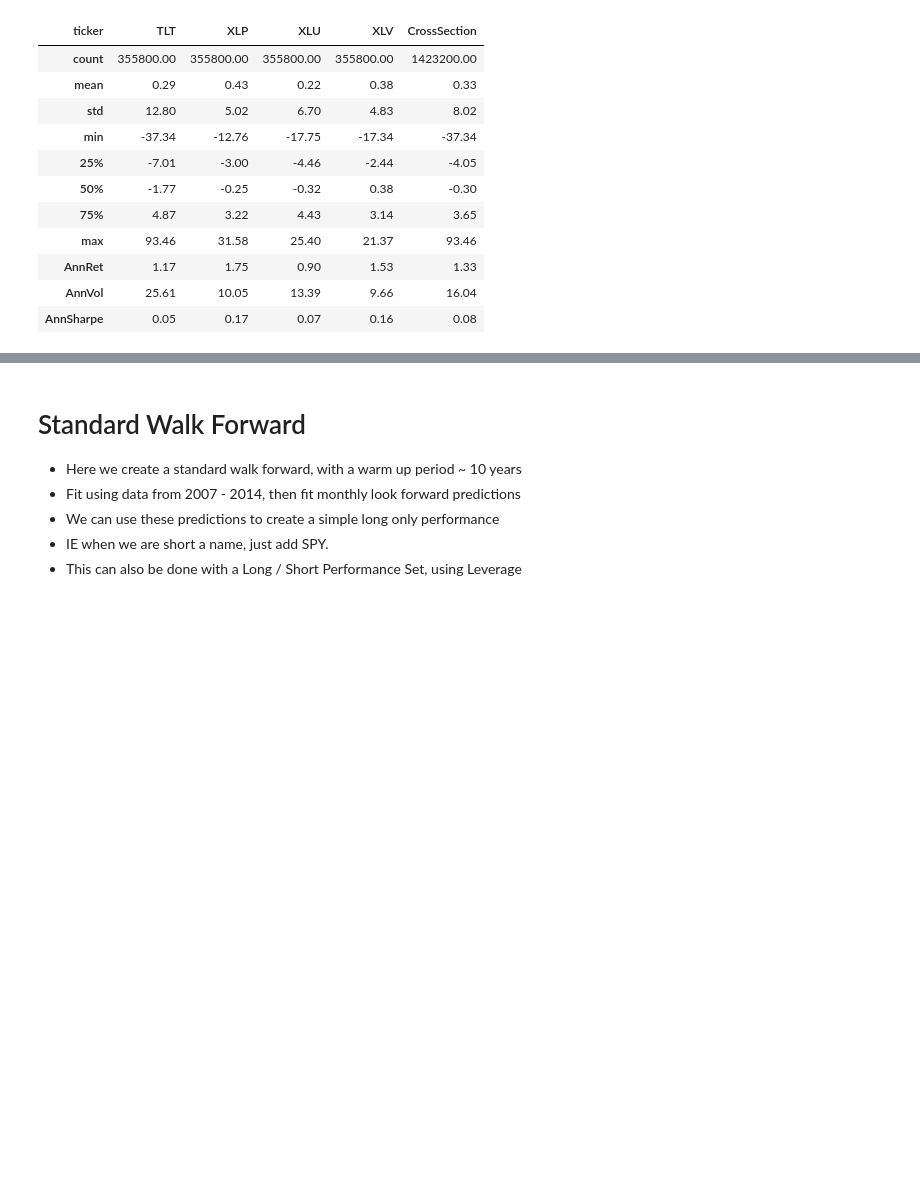
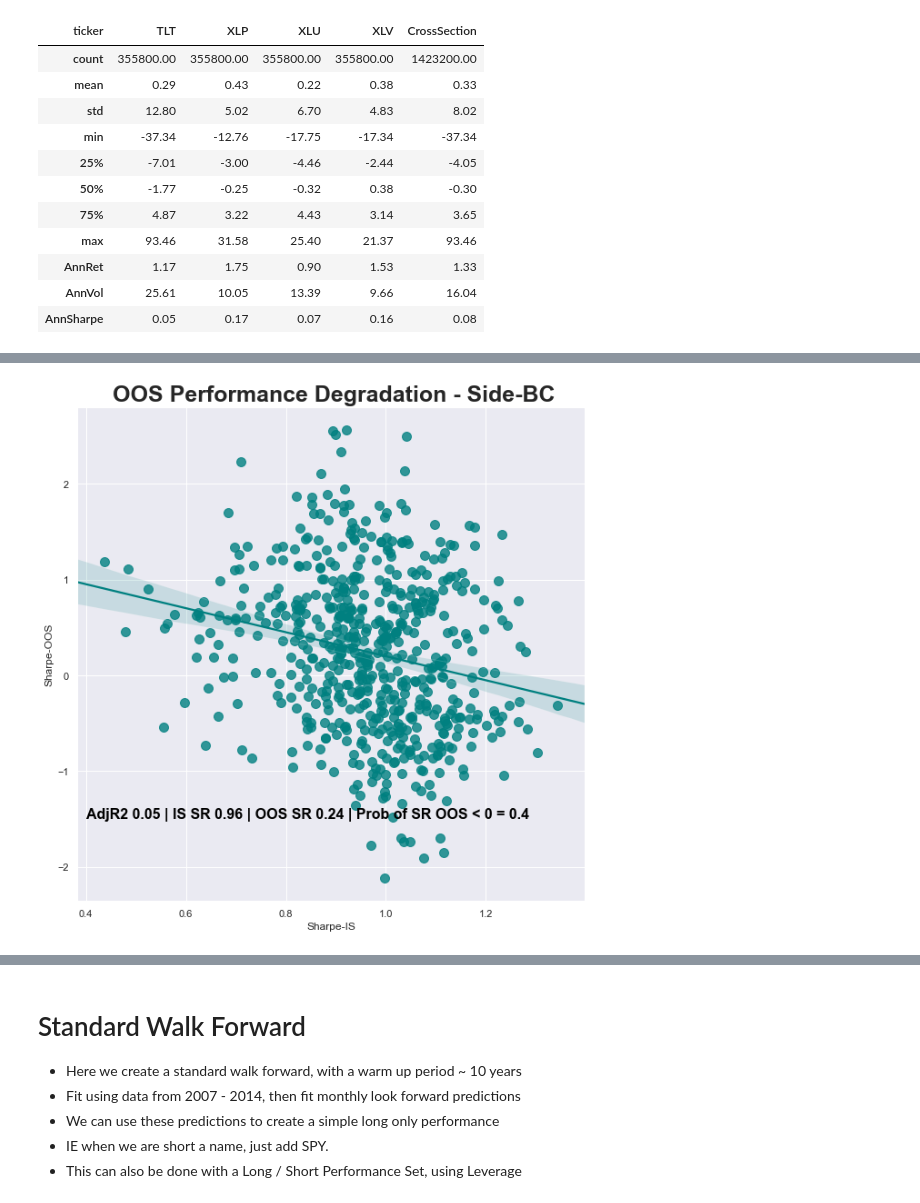
Before and after one commit to rherena/TSRV, a Jupyter notebook: ModelFit_s2.ipynb, the cells around one changed output, grey strips where cells are left out. Cells and saved outputs as stored; diff of their text form; code cells hidden in the pictures; blank space fills up the shorter version.

```diff
--- a/ModelFit_s2.ipynb
+++ b/ModelFit_s2.ipynb
@@ -782,30 +809,33 @@ ax.set_title(" OOS Performance Degradation - "+ModelType, weight='bold', size =
 # %%
 ModelType = 'Side-BC'
-
+sns.set(rc={'figure.figsize':(10,10)})
 ts = trial_stats[~trial_stats.isnull().any(axis=1)]
 full_SR_OOS = ts[ts['ModelType'] == ModelType]['Sharpe-OOS'].mean()
 full_SR_IS = ts[ts['ModelType'] == ModelType]['Sharpe-IS'].mean()
 full_prob0 = np.sum(ts[ts['ModelType'] == ModelType]['Sharpe-OOS'] < 0)/ts[ts['ModelType'] == ModelType]['Sharpe-OOS'].shape[0]
 ols_m = sm.OLS(ts[ts['ModelType'] == ModelType]['Sharpe-OOS'],
                sm.add_constant(ts[ts['ModelType'] == ModelType]['Sharpe-IS']))
 ols_r = ols_m.fit()
 ss_p = np.round(ols_r.params, 2)
 ss_adjr2 = np.round(ols_r.rsquared_adj,2)
 
 ax = sns.regplot(x='Sharpe-IS',
                  y='Sharpe-OOS',
                  data = ts[ts['ModelType'] == ModelType],
                  scatter_kws={"s": 100},
                  color = 'teal')
 
-ax.text(1.1,-1.4,
+ax.text(.4,-1.5,
         "AdjR2 "+str(ss_adjr2)+" | IS SR "+str(np.round(full_SR_IS, 2))+" | OOS SR "+str(np.round(full_SR_OOS, 2))+" | Prob of SR OOS < 0 = "+str(np.round(full_prob0, 2)),
         horizontalalignment='left',
-        size=25,
+        size=16,
         weight='semibold',
         color='black')
 
-ax.set_title(" OOS Performance Degradation - "+ModelType, weight='bold', size = 30)
+ax.set_title(" OOS Performance Degradation - "+ModelType, weight='bold', size = 25)
+plt.savefig('plots/FinalRandomForestPlot.png')
+# %% [output]
+[figure, added]
 # %%
 print(trial_stats.columns)
 trial_stats.pivot(index='Trialn', columns='ModelType').describe()['Sharpe-OOS']
```
Also changed, not shown: parts of 18 cells of this notebook, 3 other files.
